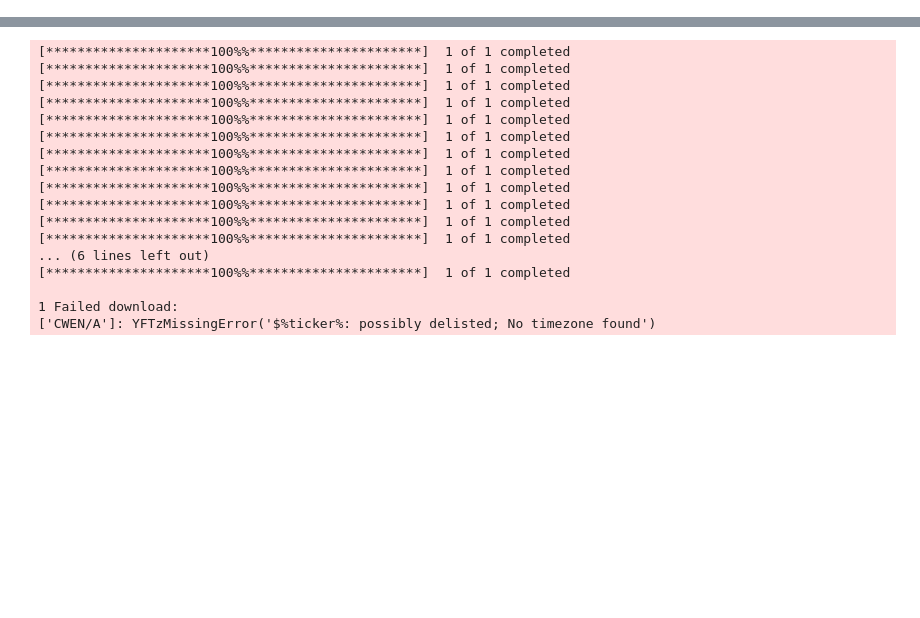
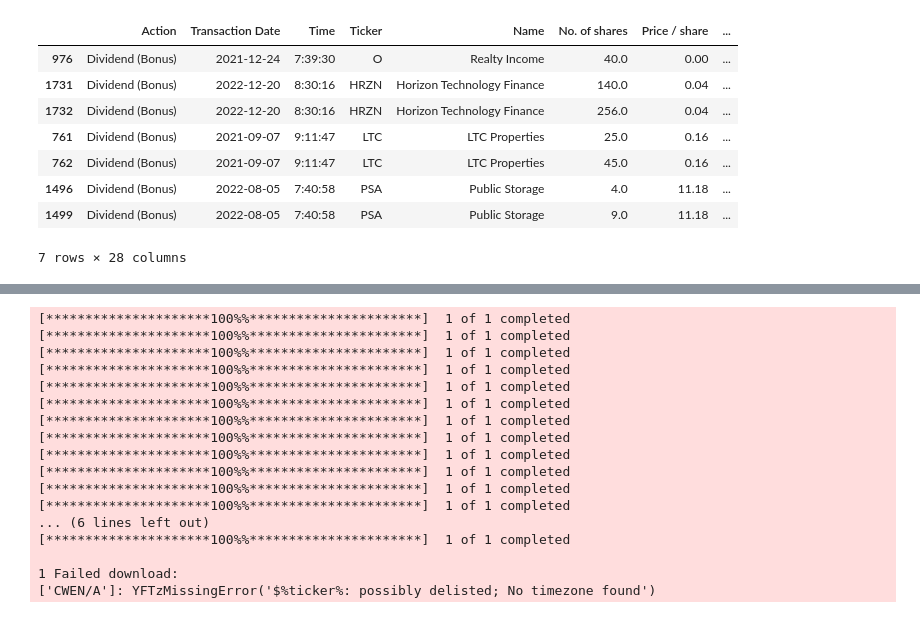
Before and after one commit to TomTomMao/finvis, a Jupyter notebook: data.ipynb, the cells around one changed output, grey strips where cells are left out. Saved outputs shown, nothing was run; the diff lists cells and outputs as text; code cells hidden in the pictures; blank space fills up the shorter version.

```diff
--- a/data.ipynb
+++ b/data.ipynb
@@ -12,0 +31,23 @@ df_meta = pd.read_csv('company meta 2020-2023.csv')
+# %%
+dividend_actions = [
+        'Dividend (Ordinary)',
+        'Dividend (Return of capital non us)',
+        'Dividend (Demerger)',
+        'Dividend (Bonus)',
+        'Dividend (Ordinary manufactured payment)',
+        'Dividend (Dividends paid by us corporations)',
+        'Dividend (Dividends paid by foreign corporations)',
+        'Dividend (Dividend)'
+    ]
+
+df[(df['Action'].isin(dividend_actions))&(df['Action'] == 'Dividend (Bonus)')].sort_values('Price / share')
+# %% [output]
+|  | Action | Transaction Date | Time | Ticker | Name | No. of shares | Price / share | ... |
+| 976 | Dividend (Bonus) | 2021-12-24 | 7:39:30 | O | Realty Income | 40.0 | 0.00 | ... |
+| 1731 | Dividend (Bonus) | 2022-12-20 | 8:30:16 | HRZN | Horizon Technology Finance | 140.0 | 0.04 | ... |
+| 1732 | Dividend (Bonus) | 2022-12-20 | 8:30:16 | HRZN | Horizon Technology Finance | 256.0 | 0.04 | ... |
+| 761 | Dividend (Bonus) | 2021-09-07 | 9:11:47 | LTC | LTC Properties | 25.0 | 0.16 | ... |
+| 762 | Dividend (Bonus) | 2021-09-07 | 9:11:47 | LTC | LTC Properties | 45.0 | 0.16 | ... |
+| 1496 | Dividend (Bonus) | 2022-08-05 | 7:40:58 | PSA | Public Storage | 4.0 | 11.18 | ... |
+| 1499 | Dividend (Bonus) | 2022-08-05 | 7:40:58 | PSA | Public Storage | 9.0 | 11.18 | ... |
+7 rows × 28 columns
```
Also changed, not shown: parts of 7 cells of this notebook, 1 other file.
